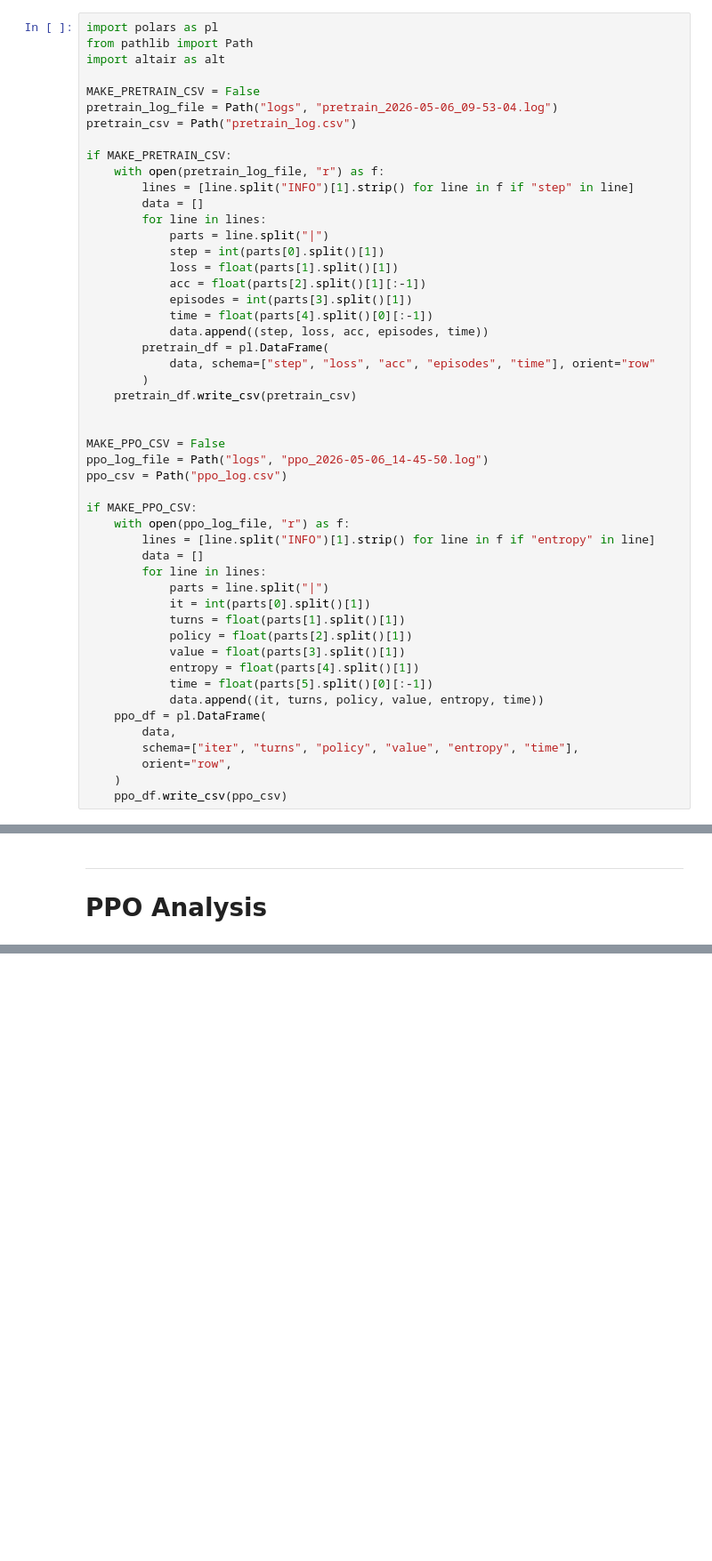
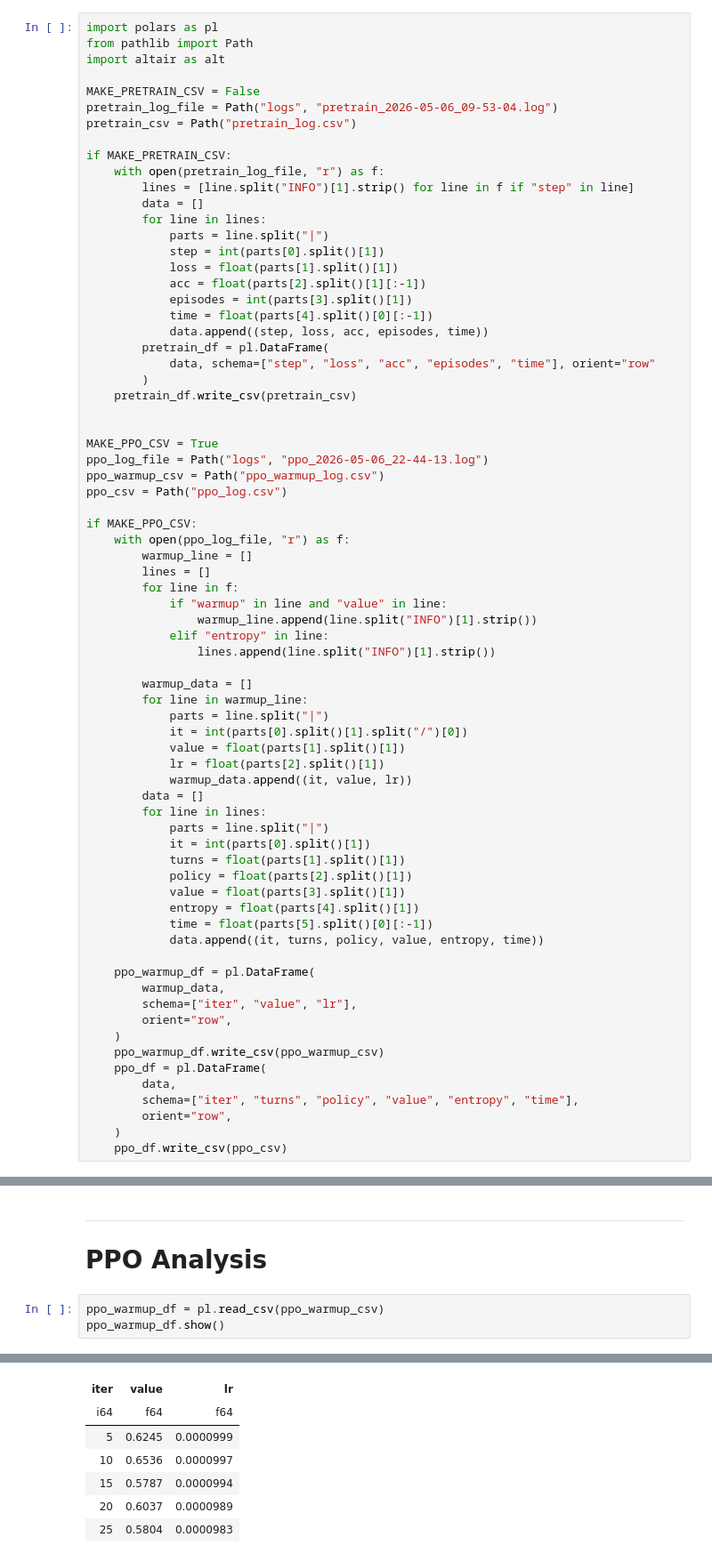
Before and after one commit to HumbleHominid/battleship_rl, a Jupyter notebook: training/analysis.ipynb, the cells around one changed output, grey strips where cells are left out. Shown at 89% size. Drawn from its saved outputs; the diff is of its cells as text; blank space fills up the shorter version.

Commit message:
analysis for value warmup and training

```diff
--- a/training/analysis.ipynb
+++ b/training/analysis.ipynb
@@ -25,13 +25,28 @@ if MAKE_PRETRAIN_CSV:
     pretrain_df.write_csv(pretrain_csv)
 
 
-MAKE_PPO_CSV = False
-ppo_log_file = Path("logs", "ppo_2026-05-06_14-45-50.log")
+MAKE_PPO_CSV = True
+ppo_log_file = Path("logs", "ppo_2026-05-06_22-44-13.log")
+ppo_warmup_csv = Path("ppo_warmup_log.csv")
 ppo_csv = Path("ppo_log.csv")
 
 if MAKE_PPO_CSV:
     with open(ppo_log_file, "r") as f:
-        lines = [line.split("INFO")[1].strip() for line in f if "entropy" in line]
+        warmup_line = []
+        lines = []
+        for line in f:
+            if "warmup" in line and "value" in line:
+                warmup_line.append(line.split("INFO")[1].strip())
+            elif "entropy" in line:
+                lines.append(line.split("INFO")[1].strip())
+
+        warmup_data = []
+        for line in warmup_line:
+            parts = line.split("|")
+            it = int(parts[0].split()[1].split("/")[0])
+            value = float(parts[1].split()[1])
+            lr = float(parts[2].split()[1])
+            warmup_data.append((it, value, lr))
         data = []
         for line in lines:
             parts = line.split("|")
@@ -42,6 +57,13 @@ if MAKE_PPO_CSV:
             entropy = float(parts[4].split()[1])
             time = float(parts[5].split()[0][:-1])
             data.append((it, turns, policy, value, entropy, time))
+
+    ppo_warmup_df = pl.DataFrame(
+        warmup_data,
+        schema=["iter", "value", "lr"],
+        orient="row",
+    )
+    ppo_warmup_df.write_csv(ppo_warmup_csv)
     ppo_df = pl.DataFrame(
         data,
         schema=["iter", "turns", "policy", "value", "entropy", "time"],
@@ -157,3 +182,7 @@ Min loss: 0.3123 | Max accuracy: 93.1%
 ---
 
 # PPO Analysis
+# %%
+ppo_warmup_df = pl.read_csv(ppo_warmup_csv)
+ppo_warmup_df.show()
+# %% [output]
@@ -159,0 +190,7 @@ Min loss: 0.3123 | Max accuracy: 93.1%
+| iter | value | lr |
+| i64 | f64 | f64 |
+| 5 | 0.6245 | 0.0000999 |
+| 10 | 0.6536 | 0.0000997 |
+| 15 | 0.5787 | 0.0000994 |
+| 20 | 0.6037 | 0.0000989 |
+| 25 | 0.5804 | 0.0000983 |
```
Also changed, not shown: parts of 5 cells of this notebook, 2 other files.
